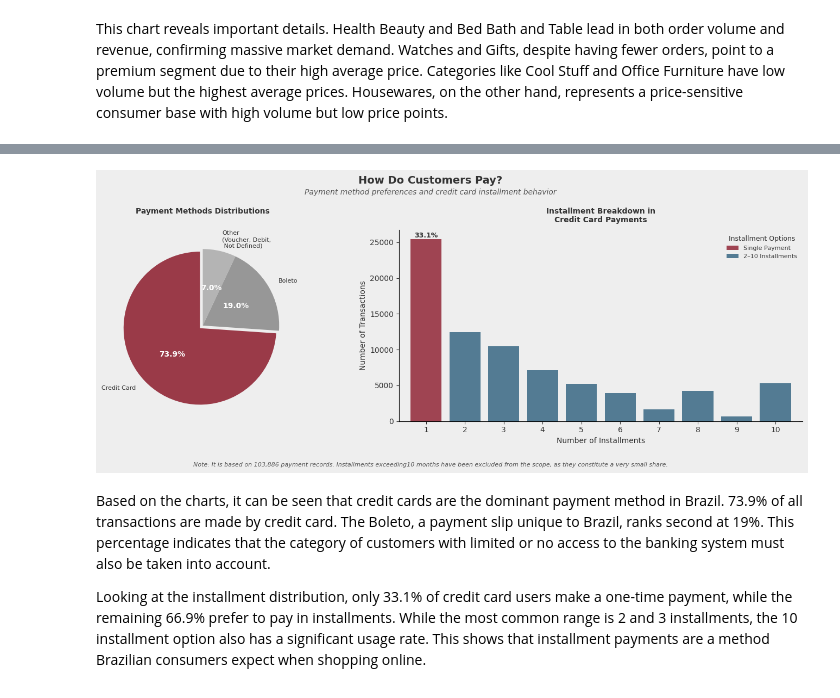
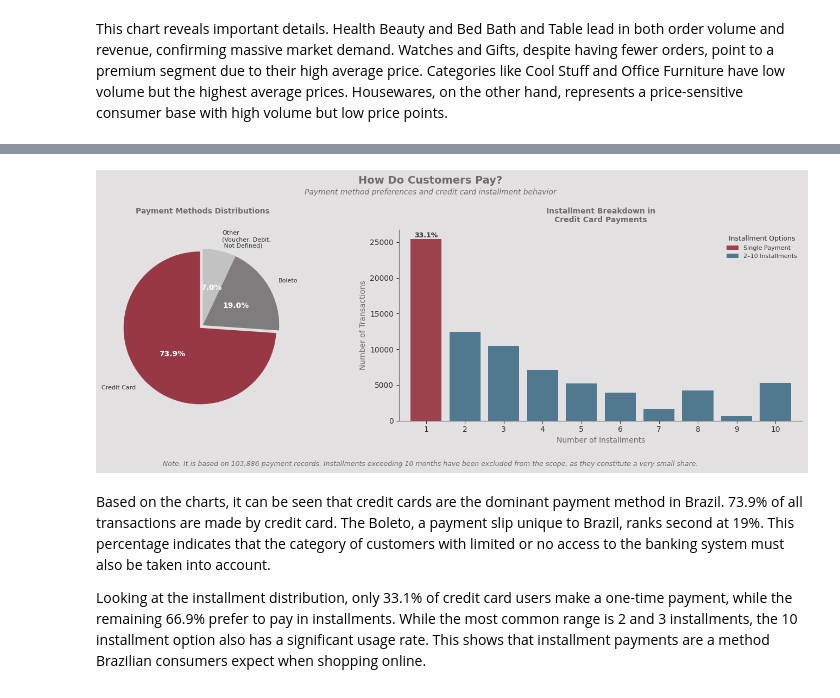
Before and after one commit to celinehacioglu/E-Commerce-Market-Analysis, a Jupyter notebook: analysis.ipynb, the cells around one changed output, grey strips where cells are left out. Saved outputs shown, nothing was run; the diff lists cells and outputs as text; code cells hidden in the pictures.

```diff
--- a/analysis.ipynb
+++ b/analysis.ipynb
@@ -540,7 +558,6 @@ This chart reveals important details. Health Beauty and Bed Bath and Table lead
 
 This analysis examines payment behavior from two perspectives. The first is the general distribution of payment methods used by customers, followed by an examination of credit card users’ installment preferences.
 # %%
-
 payment_dist = payments['payment_type'].value_counts()
 main_payments = pd.Series({
     'Credit Card': payment_dist.get('credit_card', 0),
@@ -548,91 +565,71 @@ main_payments = pd.Series({
     'Other': payment_dist.get('voucher', 0) + payment_dist.get('debit_card', 0) + payment_dist.get('not_defined', 0)
 })
 
-pie_colors = ['#8B1A2B', '#888888', '#AAAAAA']
-explode = [0.05, 0, 0]
-
-# Installment data
 cc_payments = payments[(payments['payment_type'] == 'credit_card') & (payments['payment_installments'] > 0)]
 installment_counts = cc_payments['payment_installments'].value_counts().sort_index()
-installment_counts_trimmed = installment_counts[installment_counts.index <= 12]
+installment_counts = installment_counts[installment_counts.index <= 10]
 
-# Figure
-fig, (ax1, ax2) = plt.subplots(1, 2, figsize=(14, 5), gridspec_kw={'width_ratios': [0.5, 0.7]})
-fig.patch.set_facecolor('#EEEEEE')
-ax1.set_facecolor('#EEEEEE')
-ax2.set_facecolor('#EEEEEE')
+fig, (method_dist, installment_dist) = plt.subplots(1, 2, figsize=(14, 5), gridspec_kw={'width_ratios': [0.5, 0.7]})
+fig.patch.set_facecolor('#E2E0E0')
+method_dist.set_facecolor('#E2E0E0')
+installment_dist.set_facecolor('#E2E0E0')
 
-fig.suptitle('How Do Customers Pay?', fontsize=14, fontweight='bold', y=1.02)
+fig.suptitle('How Do Customers Pay?', fontsize=14, fontweight='bold', y=1.02, color="#6D6B6B")
 fig.text(0.5, 0.95, 'Payment method preferences and credit card installment behavior',
-         ha='center', fontsize=10, fontstyle='italic', color='#555555')
+         ha='center', fontsize=10, fontstyle='italic', color='#6D6B6B')
 
-# Left: Pie chart
-wedges, texts, autotexts = ax1.pie(
+
+wedges, texts, autotexts = method_dist.pie(
     main_payments.values,
     labels=['Credit Card', 'Boleto', 'Other\n(Voucher, Debit,\n Not Defined)'],
     autopct='%1.1f%%',
-    colors=pie_colors,
+    colors=['#8B1A2B', '#6D6B6B', '#BDBDBD'],
     pctdistance=0.5,
     labeldistance=1.15,
     startangle=90,
-    explode=explode,
-    wedgeprops=dict(alpha=0.85)
+    explode=[0.05, 0, 0],
+    wedgeprops=dict(alpha=0.85),
+    textprops=dict(fontsize=8)
 )
-
-for text in texts:
-    text.set_fontsize(8)
 for text in autotexts:
     text.set_fontsize(10)
     text.set_fontweight('bold')
     text.set_color('white')
-
-ax1.set_title('Payment Methods Distributions\n', fontsize=10, fontweight='bold', pad=10)
+method_dist.set_title('Payment Methods Distributions\n', fontsize=10, fontweight='bold', pad=10, color="#6D6B6B")
 
 
-total_cc = len(cc_payments)
-bar_colors = []
-for x in installment_counts_trimmed.index:
-    if x == 1:
-        bar_colors.append('#8B1A2B')
-    elif x <= 10:
-        bar_colors.append('#2C5F7C')
-    else:
-        bar_colors.append('#BDBDBD')
+bar_colors = ['#8B1A2B' if x == 1 else '#2C5F7C' for x in installment_counts.index]
+installment_dist.bar(installment_counts.index, installment_counts.values, color=bar_colors, alpha=0.8)
+installment_dist.text(1, installment_counts[1] + 200, '33.1%', ha='center', fontsize=9, fontweight='bold')
 
-ax2.bar(installment_counts_trimmed.index, installment_counts_trimmed.values, color=bar_colors,
-        alpha=0.8)
+installment_dist.set_xlabel('Number of Installments')
+installment_dist.xaxis.label.set_color('#6D6B6B')
+installment_dist.set_ylabel('Number of Transactions')
+installment_dist.yaxis.label.set_color('#6D6B6B')
+installment_dist.set_xticks(range(1, 11))
+installment_dist.set_xlim(0.3, 10.7)
+installment_dist.spines['top'].set_visible(False)
+installment_dist.spines['right'].set_visible(False)
+installment_dist.spines['left'].set_color('#6D6B6B')
+installment_dist.spines['bottom'].set_color('#6D6B6B')
+installment_dist.set_title('Installment Breakdown in\nCredit Card Payments', fontsize=10, fontweight='bold', pad=10, color="#6D6B6B")
 
-
-for x, val in installment_counts_trimmed.items():
-    if x == 1:
-        ax2.text(x, val + 200, '33.1%', ha='center', fontsize=9, fontweight='bold')
-
-ax2.set_xlabel('Number of Installments')
-ax2.set_ylabel('Number of Transactions')
-ax2.set_xticks(range(1, 20))
-ax2.set_xlim(0.3, 12.7)
-ax2.spines['top'].set_visible(False)
-ax2.spines['right'].set_visible(False)
-ax2.set_xlim(0.3, 10.7)
-ax2.set_title('Installment Breakdown in\nCredit Card Payments', fontsize=10, fontweight='bold', pad=10)
-
-
-from matplotlib.patches import Patch
-legend_elements = [Patch(facecolor='#8B1A2B', alpha=0.8, label='Single Payment'),
-                   Patch(facecolor='#2C5F7C', alpha=0.8, label='2–10 Installments'),]
-ax2.legend(handles=legend_elements, loc='upper right', fontsize=8, framealpha=0.9, edgecolor='#EEEEEE', title='Installment Options',
-           title_fontsize=9, facecolor='#EEEEEE')
+installment_dist.legend(handles=[
+    Patch(facecolor='#8B1A2B', alpha=0.8, label='Single Payment'),
+    Patch(facecolor='#2C5F7C', alpha=0.8, label='2–10 Installments')
+], loc='upper right', fontsize=8, framealpha=0.9, facecolor='#E2E0E0',
+   edgecolor='#E2E0E0', title='Installment Options', title_fontsize=9)
 
 fig.text(0.5, -0.05,
-         f'Note: It is based on {len(payments):,} payment records. Installments exceeding'
+         f'Note: It is based on {len(payments):,} payment records. Installments exceeding '
          '10 months have been excluded from the scope, as they constitute a very small share.',
-         ha='center', fontsize=8, fontstyle='italic', color='#555555')
+         ha='center', fontsize=9, fontstyle='italic', color='#6D6B6B')
 
 plt.tight_layout()
 plt.subplots_adjust(wspace=0.15)
 plt.show()
 # %% [output]
-[figure, old version]
+[figure, new version]
 # %% [markdown]
 Based on the charts, it can be seen that credit cards are the dominant payment method in Brazil. 73.9% of all transactions are made by credit card. The Boleto, a payment slip unique to Brazil, ranks second at 19%. This percentage indicates that the category of customers with limited or no access to the banking system must also be taken into account.
 
```
Also changed, not shown: parts of 18 cells of this notebook.
